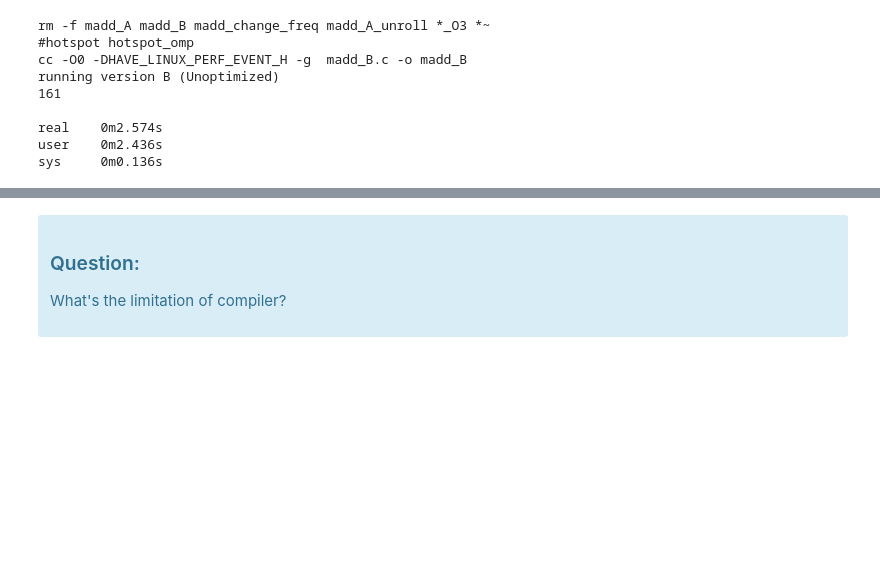
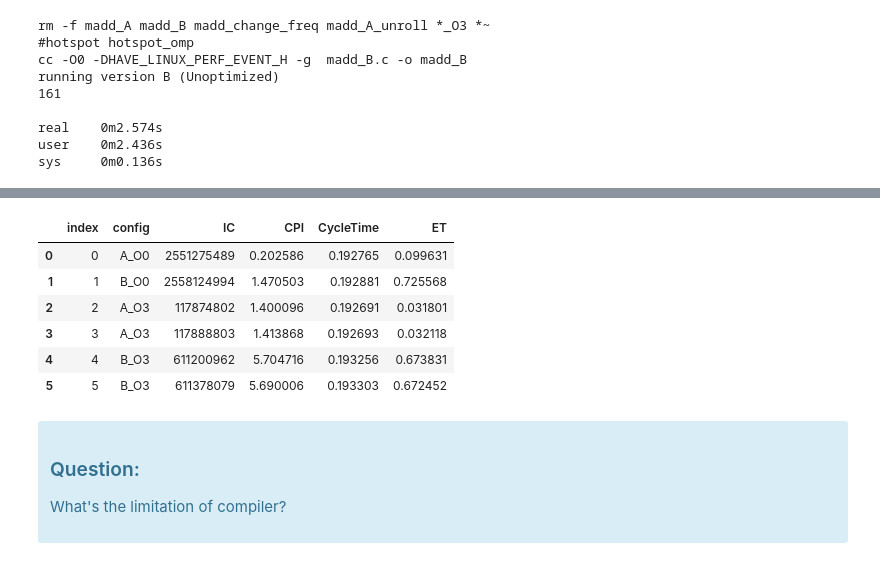
Before and after one commit to CS203UCR/2024fa, a Jupyter notebook: demo/performance/performance.ipynb, the cells around one changed output, grey strips where cells are left out. Drawn from its saved outputs; the diff is of its cells as text; code cells hidden in the pictures; blank space fills up the shorter version.

```diff
--- a/demo/performance/performance.ipynb
+++ b/demo/performance/performance.ipynb
@@ -347,3 +360,13 @@ sys     0m0.174s
+# %%
+display_df_mono(render_csv("programmer/stats.csv",columns=["config","IC", "CPI", "CycleTime", "ET"]))
+# %% [output]
+|  | index | config | IC | CPI | CycleTime | ET |
+| 0 | 0 | A_O0 | 2551275489 | 0.202586 | 0.192765 | 0.099631 |
+| 1 | 1 | B_O0 | 2558124994 | 1.470503 | 0.192881 | 0.725568 |
+| 2 | 2 | A_O3 | 117874802 | 1.400096 | 0.192691 | 0.031801 |
+| 3 | 3 | A_O3 | 117888803 | 1.413868 | 0.192693 | 0.032118 |
+| 4 | 4 | B_O3 | 611200962 | 5.704716 | 0.193256 | 0.673831 |
+| 5 | 5 | B_O3 | 611378079 | 5.690006 | 0.193303 | 0.672452 |
 # %% [markdown]
 <div class="alert alert-block alert-info">
 
```
Also changed, not shown: parts of 36 cells of this notebook, 2 other files.
